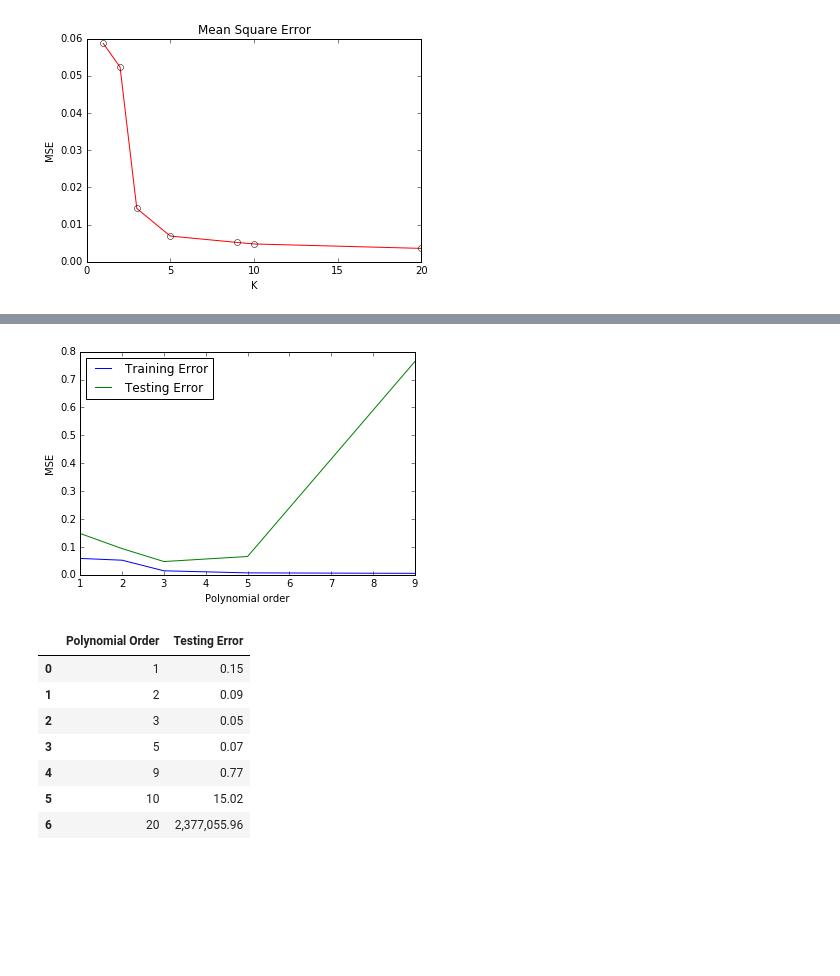
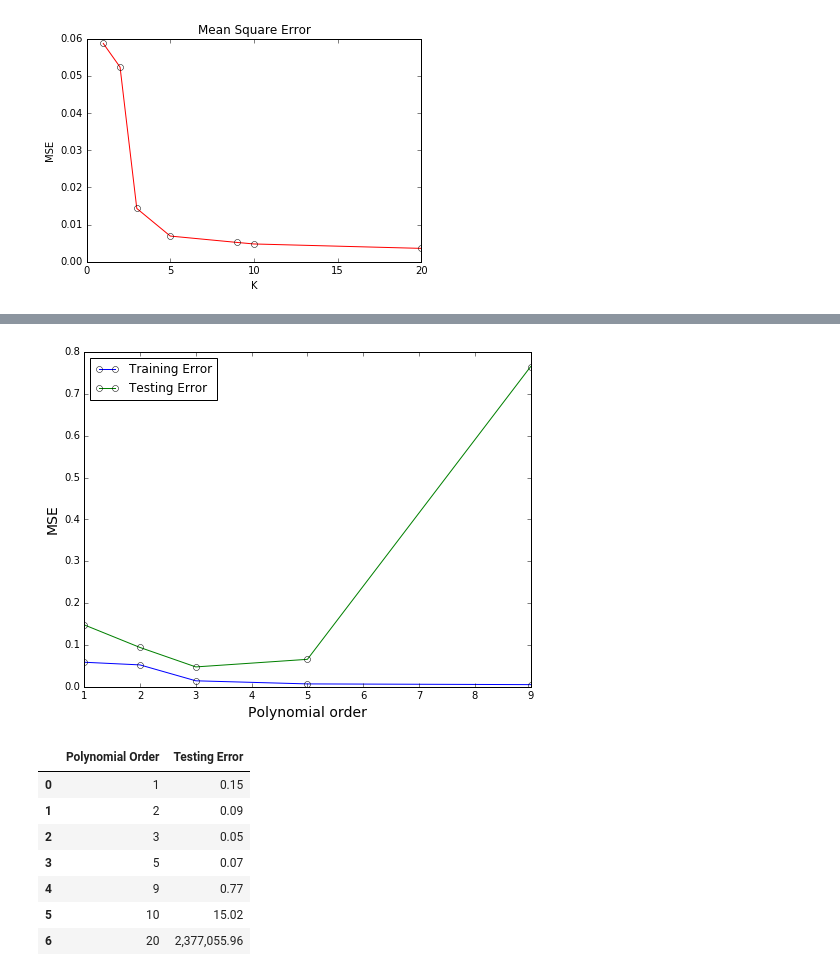
Before and after one commit to makakin/Stat3612Python, a Jupyter notebook: [Lecture 2] A Walk through Data Mining.ipynb, the cells around one changed output, grey strips where cells are left out. Cells and saved outputs as stored; diff of their text form; code cells hidden in the pictures; blank space fills up the shorter version.

```diff
--- a/[Lecture 2] A Walk through Data Mining.ipynb
+++ b/[Lecture 2] A Walk through Data Mining.ipynb
@@ -104,0 +130,21 @@ plt.ylabel('y');
+# %%
+fig, ax = plt.subplots()
+fig.set_size_inches(8, 4)
+
+plt.subplot(121)
+plt.scatter(x,y)
+plt.plot(x, ffun(x))
+plt.title('Linear Fitting')
+plt.xlabel('x')
+plt.ylabel('y')
+plt.xlim([0,4]);
+curve_fitting(x, y, 1);
+
+plt.subplot(122)
+plt.scatter(x,y)
+plt.plot(x, ffun(x))
+plt.title('Poly20 Fitting')
+plt.xlabel('x')
+plt.ylabel('y')
+plt.xlim([0,4]);
+curve_fitting(x, y, 20);
@@ -148,13 +198,16 @@ predictions = [predict(x, y, i, xnew) for i in [1, 2, 3, 5, 9]]
 nnew = TextX.shape[0]
 TestMSE = [sum((ynew - pred)**2)/nnew for pred in predictions]
 # %%
-plt.plot(K[:-2], MSE[:-2], label='Training Error')
-plt.plot(K[:-2], TestMSE, label = 'Testing Error')
+fig, ax = plt.subplots()
+fig.set_size_inches(8, 6)
+
+plt.plot(K[:-2], MSE[:-2], 'o-',label='Training Error', mfc='none')
+plt.plot(K[:-2], TestMSE, 'o-', label = 'Testing Error', mfc='none')
 plt.legend(loc=2);
-plt.xlabel('Polynomial order');
-plt.ylabel('MSE');
+plt.xlabel('Polynomial order',fontsize=14);
+plt.ylabel('MSE',fontsize=14);
 # %% [output]
-[figure, old version]
+[figure, new version]
 # %%
 predictions = [predict(x, y, i, xnew) for i in [1, 2, 3, 5, 9, 10, 20]]
 nnew = TextX.shape[0]
```
Also changed, not shown: parts of 16 cells of this notebook.
